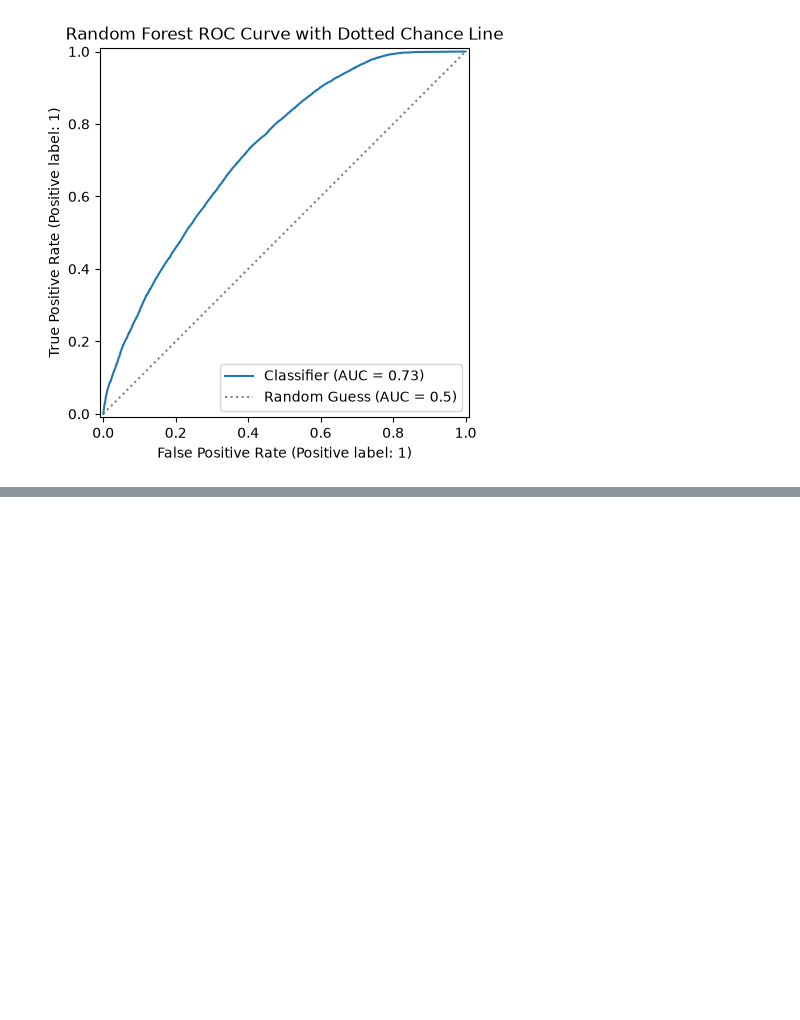
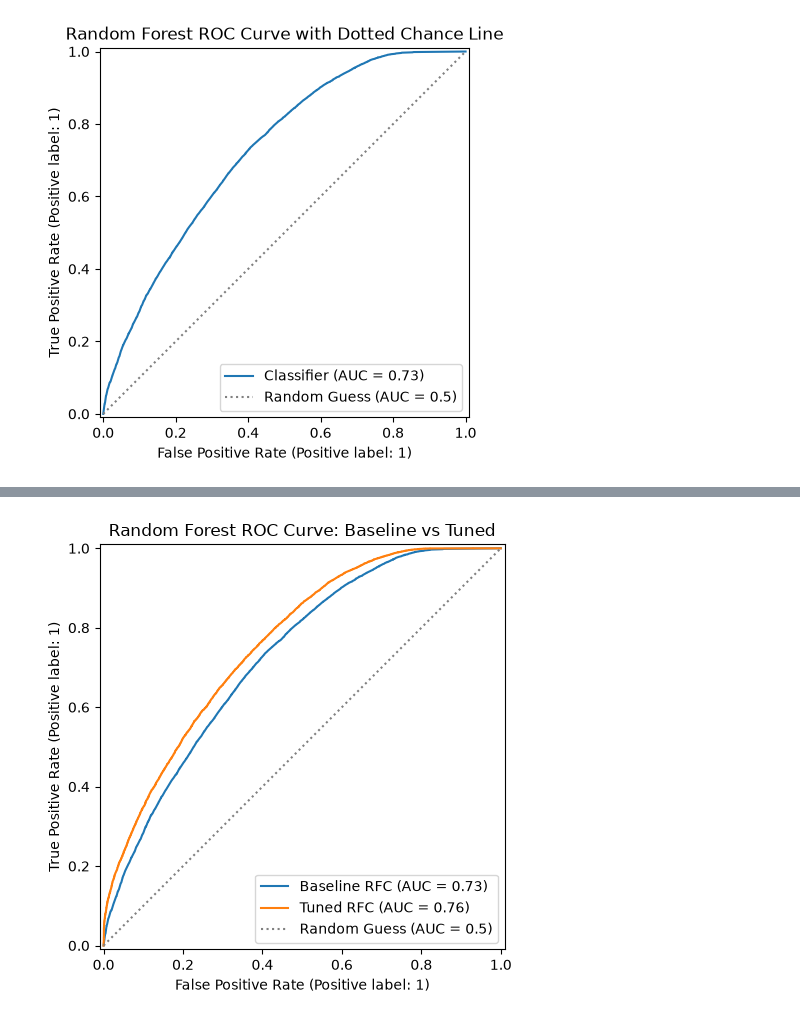
Before and after one commit to allisonma12/predicting-life-insurance-lapse, a Jupyter notebook: src/models/random_forest.ipynb, the cells around one changed output, grey strips where cells are left out. Cells and saved outputs as stored; diff of their text form; code cells hidden in the pictures; blank space fills up the shorter version.

```diff
--- a/src/models/random_forest.ipynb
+++ b/src/models/random_forest.ipynb
@@ -185,0 +257,27 @@ plt.show()
+# %%
+
+# 1. Create the figure with your desired width and height (e.g., width=10, height=5)
+fig, ax = plt.subplots(figsize=(10, 5))
+ax.set_aspect("auto")
+# 2. Plot Baseline ROC Curve on that axis
+disp = RocCurveDisplay.from_predictions(y_test, y_prob, name="Baseline RFC", ax=ax)
+
+# 3. Plot Tuned ROC Curve on the exact same axis
+RocCurveDisplay.from_predictions(
+    y_test,
+    y_prob_tuned,
+    name="Tuned RFC",
+    ax=ax
+)
+
+# 4. Draw the DOTTED diagonal chance line
+ax.plot([0, 1], [0, 1], linestyle=':', color='gray', label='Random Guess (AUC = 0.5)')
+
+# 5. Refresh the legend and title
+ax.legend(loc="lower right")
+ax.set_title("Random Forest ROC Curve: Baseline vs Tuned")
+
+plt.tight_layout()
+plt.show()
+# %% [output]
+[figure, added]
```
Also changed, not shown: parts of 6 cells of this notebook.
